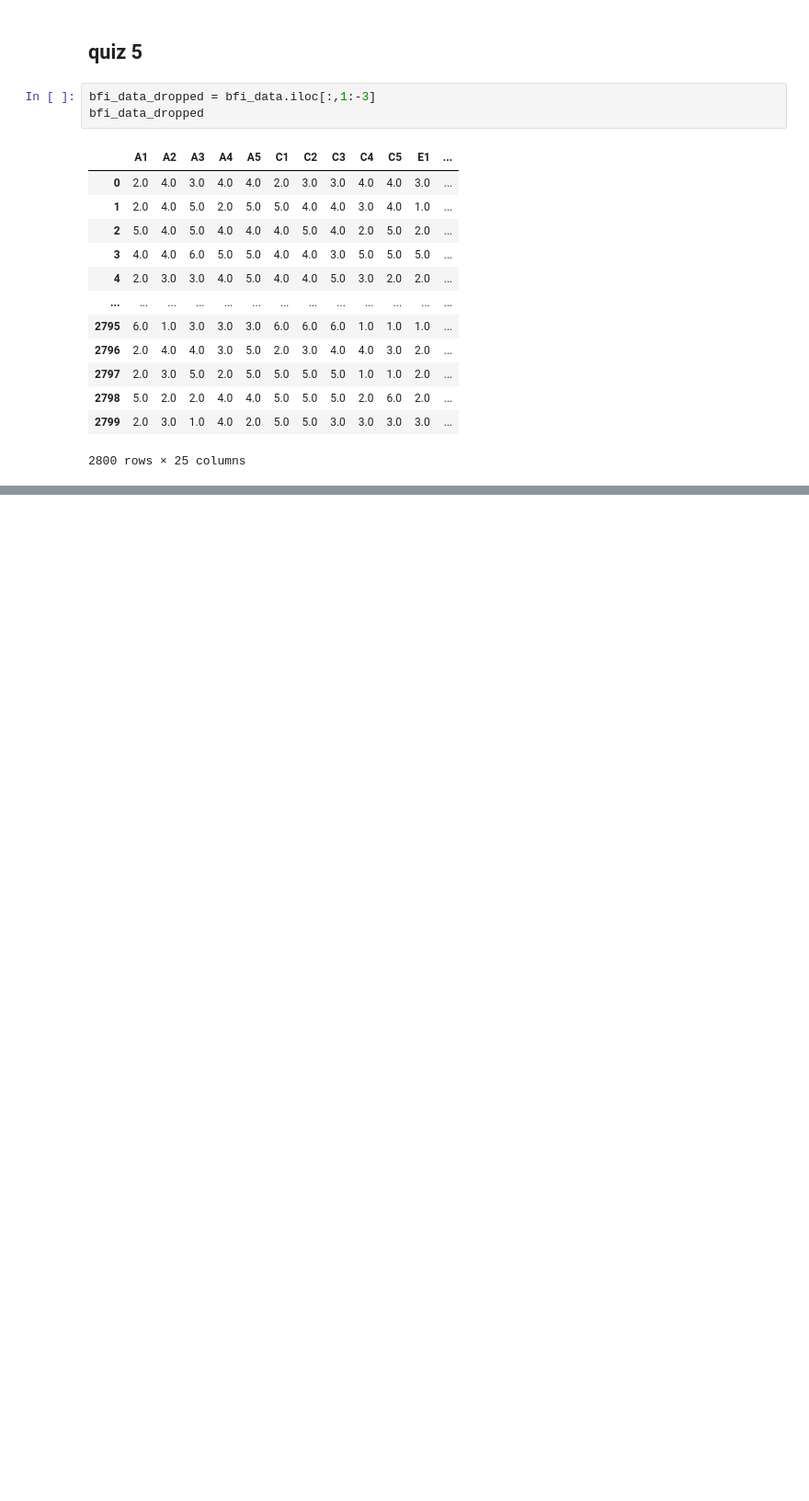
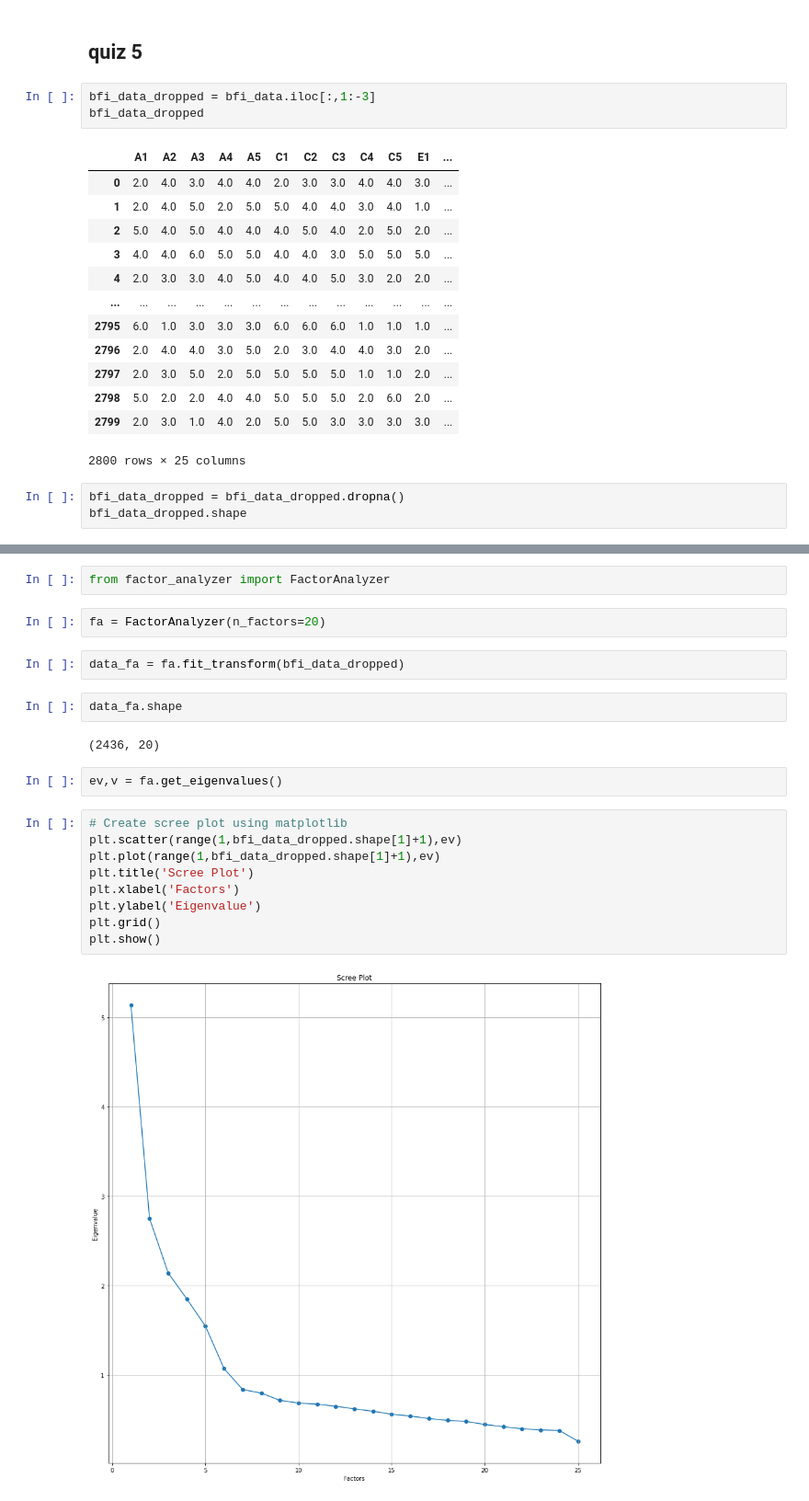
Before and after one commit to ThanikPimpiban/mulitivariate, a Jupyter notebook: Chapter_5_Factor_Analysis.ipynb, the cells around one changed output, grey strips where cells are left out. Shown: that part at 92% size. Cells and saved outputs as stored; diff of their text form; blank space fills up the shorter version.

```diff
--- a/Chapter_5_Factor_Analysis.ipynb
+++ b/Chapter_5_Factor_Analysis.ipynb
@@ -63,3 +53,6 @@ bfi_data_dropped
 | 2798 | 5.0 | 2.0 | 2.0 | 4.0 | 4.0 | 5.0 | 5.0 | 5.0 | 2.0 | 6.0 | 2.0 | ... |
 | 2799 | 2.0 | 3.0 | 1.0 | 4.0 | 2.0 | 5.0 | 5.0 | 3.0 | 3.0 | 3.0 | 3.0 | ... |
 2800 rows × 25 columns
+# %%
+bfi_data_dropped = bfi_data_dropped.dropna()
+bfi_data_dropped.shape
@@ -65,0 +73,23 @@ bfi_data_dropped
+# %%
+from factor_analyzer import FactorAnalyzer
+# %%
+fa = FactorAnalyzer(n_factors=20)
+# %%
+data_fa = fa.fit_transform(bfi_data_dropped)
+# %%
+data_fa.shape
+# %% [output]
+(2436, 20)
+# %%
+ev,v = fa.get_eigenvalues()
+# %%
+# Create scree plot using matplotlib
+plt.scatter(range(1,bfi_data_dropped.shape[1]+1),ev)
+plt.plot(range(1,bfi_data_dropped.shape[1]+1),ev)
+plt.title('Scree Plot')
+plt.xlabel('Factors')
+plt.ylabel('Eigenvalue')
+plt.grid()
+plt.show()
+# %% [output]
+[figure, added]
```
Also changed, not shown: parts of 35 cells of this notebook.
